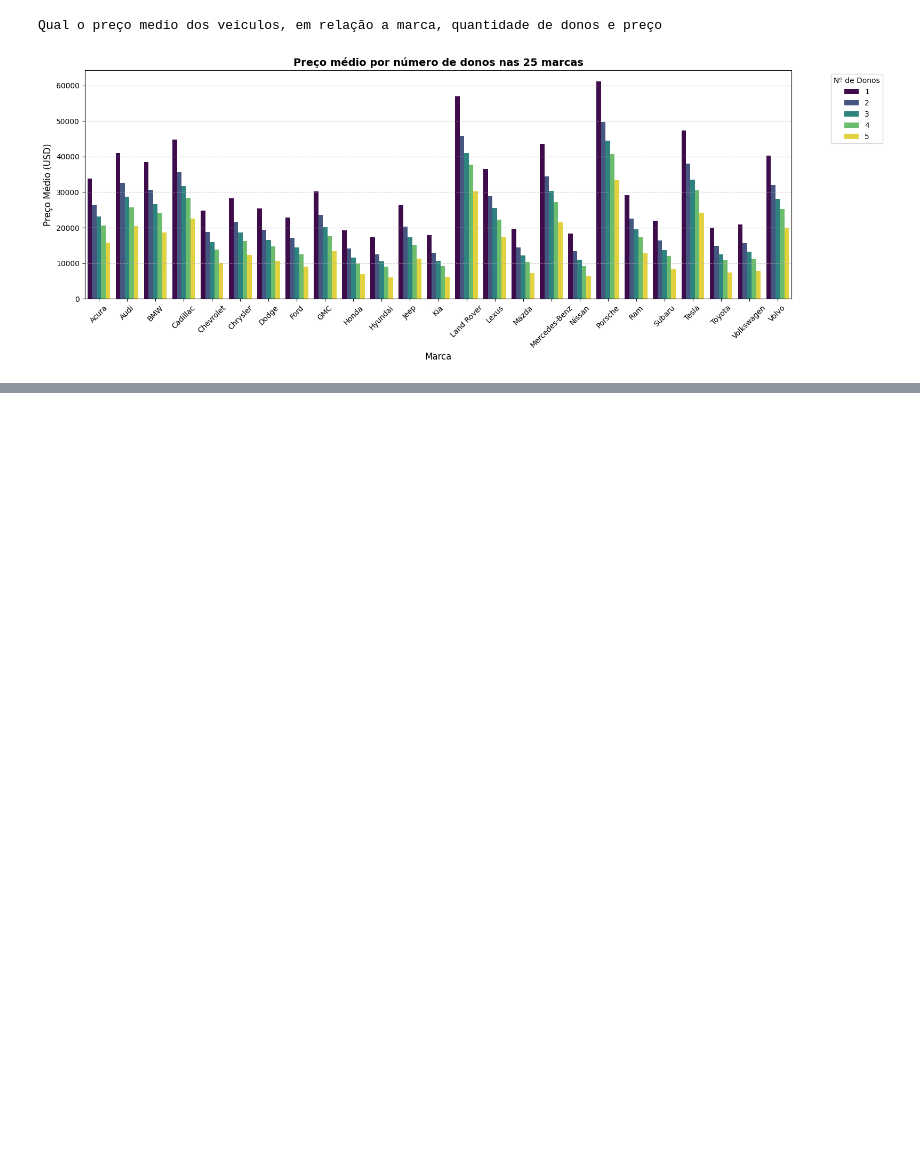
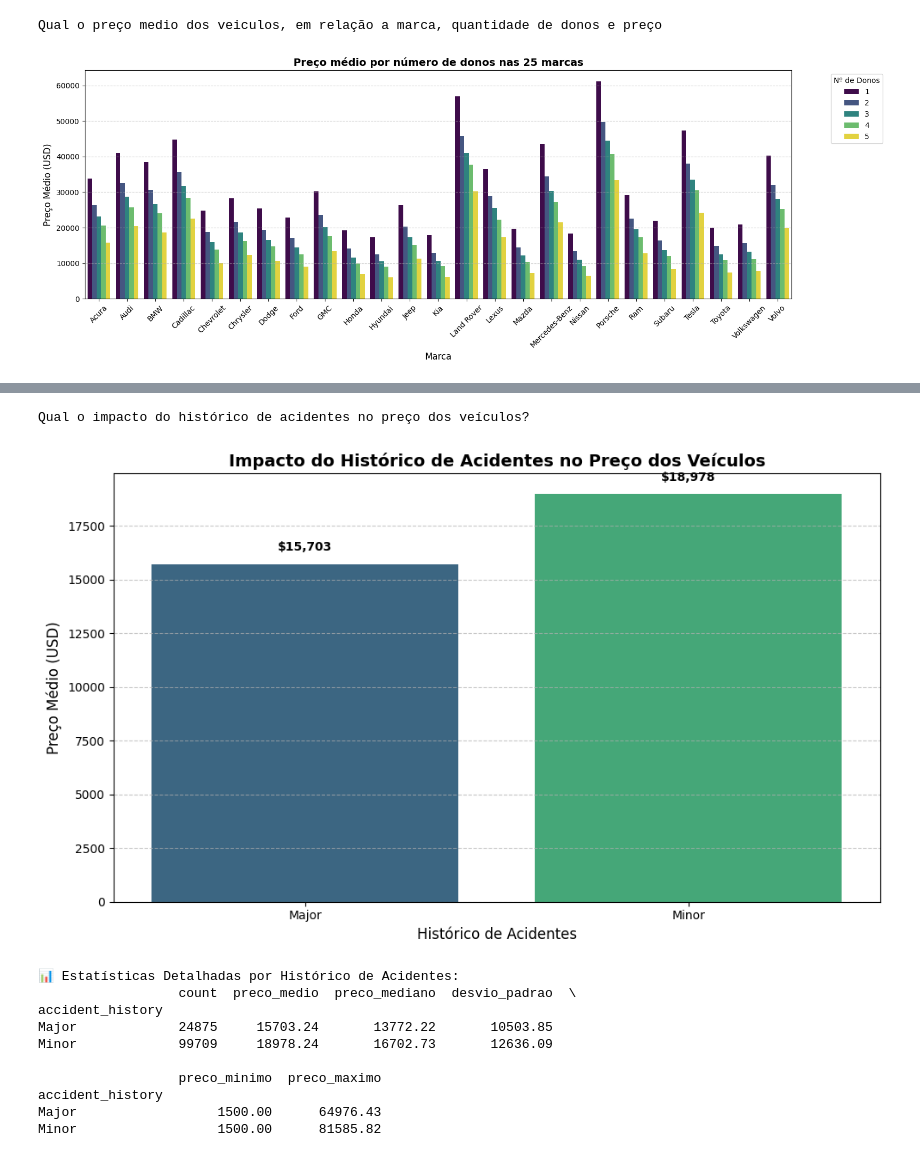
Before and after one commit to Erc-prog-xD/CienciaDeDados, a Jupyter notebook: notebooks/vehicle-notebook.ipynb, the cells around one changed output, grey strips where cells are left out. Saved outputs shown, nothing was run; the diff lists cells and outputs as text; code cells hidden in the pictures; blank space fills up the shorter version.

```diff
--- a/notebooks/vehicle-notebook.ipynb
+++ b/notebooks/vehicle-notebook.ipynb
@@ -342,0 +376,75 @@ display(df.head(5), df.tail(5))
+# %%
+# =============================================================
+# PERGUNTA 3
+# =============================================================
+print("Qual o impacto do histórico de acidentes no preço dos veículos?")
+
+# === 1️⃣ Calcular preço médio por histórico de acidentes ===
+accident_price = df.groupby('accident_history')['price'].agg(['mean', 'median', 'count']).reset_index()
+
+# === 2️⃣ Criar gráfico de barras ===
+plt.figure(figsize=(10, 6))
+sns.barplot(
+    data=accident_price,
+    x='accident_history',
+    y='mean',
+    hue='accident_history',
+    palette='viridis'
+)
+
+# === 3️⃣ Personalização visual ===
+plt.title('Impacto do Histórico de Acidentes no Preço dos Veículos', fontsize=14, weight='bold')
+plt.xlabel('Histórico de Acidentes', fontsize=12)
+plt.ylabel('Preço Médio (USD)', fontsize=12)
+
+# Adicionar valores nas barras
+for i, row in accident_price.iterrows():
+    plt.text(i, row['mean'] + 500, f'${row["mean"]:,.0f}',
+             ha='center', va='bottom', fontweight='bold')
+
+plt.grid(axis='y', linestyle='--', alpha=0.7)
+plt.tight_layout()
+plt.show()
+
+# === 4️⃣ Estatísticas detalhadas ===
+print("\n📊 Estatísticas Detalhadas por Histórico de Acidentes:")
+detailed_stats = df.groupby('accident_history')['price'].agg([
+    ('count', 'count'),
+    ('preco_medio', 'mean'),
+    ('preco_mediano', 'median'),
+    ('desvio_padrao', 'std'),
+    ('preco_minimo', 'min'),
+    ('preco_maximo', 'max')
+]).round(2)
+
+print(detailed_stats)
+
+# === 5️⃣ Boxplot para mostrar a distribuição ===
+plt.figure(figsize=(10, 6))
+sns.boxplot(
+    data=df,
+    x='accident_history',
+    y='price',
+    hue='accident_history',
+    palette='pastel'
+    )
+plt.title('Distribuição de Preços por Histórico de Acidentes', fontsize=14, weight='bold')
+plt.xlabel('Histórico de Acidentes', fontsize=12)
+plt.ylabel('Preço (USD)', fontsize=12)
+plt.xticks(rotation=45)
+plt.grid(axis='y', linestyle='--', alpha=0.7)
+plt.tight_layout()
+plt.show()
+# %% [output]
+Qual o impacto do histórico de acidentes no preço dos veículos?
+[figure, added]
+📊 Estatísticas Detalhadas por Histórico de Acidentes:
+                  count  preco_medio  preco_mediano  desvio_padrao  \
+accident_history
+Major             24875     15703.24       13772.22       10503.85
+Minor             99709     18978.24       16702.73       12636.09
+
+                  preco_minimo  preco_maximo
+accident_history
+Major                  1500.00      64976.43
+Minor                  1500.00      81585.82
```
Also changed, not shown: parts of 5 cells of this notebook, 11 other files.
